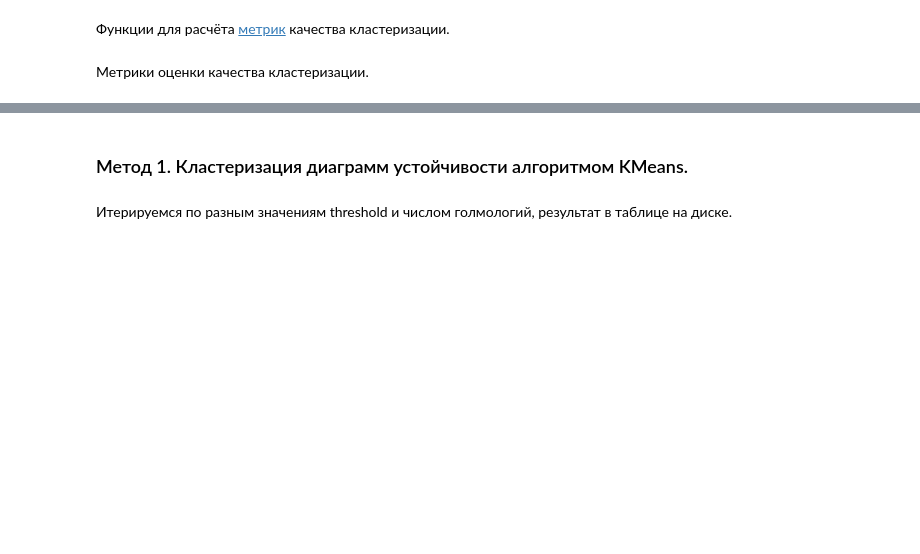
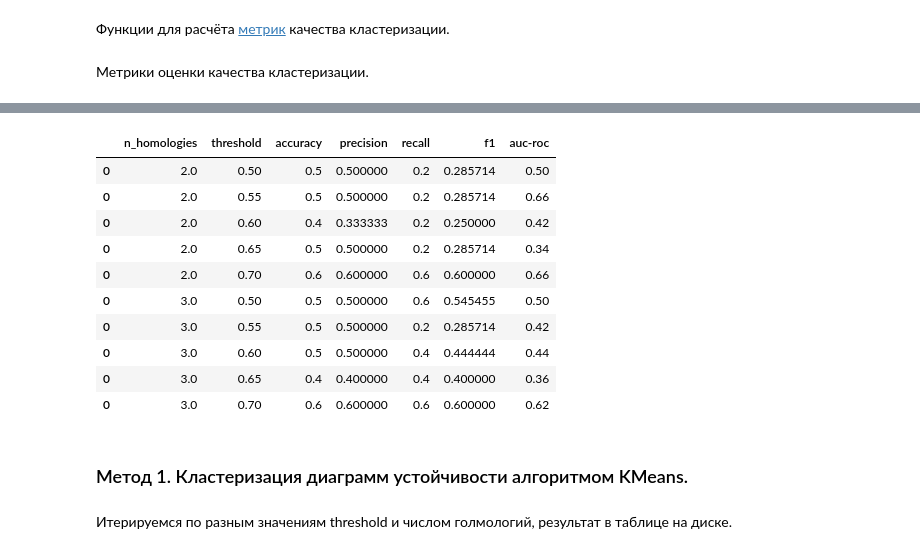
Before and after one commit to sofia-nelipovich/tda, a Jupyter notebook: main.ipynb, the cells around one changed output, grey strips where cells are left out. Saved outputs shown, nothing was run; the diff lists cells and outputs as text; code cells hidden in the pictures; blank space fills up the shorter version.

```diff
--- a/main.ipynb
+++ b/main.ipynb
@@ -427,3 +509,17 @@ def class_metrics(predictions, true_labels):
+# %%
+df
+# %% [output]
+|  | n_homologies | threshold | accuracy | precision | recall | f1 | auc-roc |
+| 0 | 2.0 | 0.50 | 0.5 | 0.500000 | 0.2 | 0.285714 | 0.50 |
+| 0 | 2.0 | 0.55 | 0.5 | 0.500000 | 0.2 | 0.285714 | 0.66 |
+| 0 | 2.0 | 0.60 | 0.4 | 0.333333 | 0.2 | 0.250000 | 0.42 |
+| 0 | 2.0 | 0.65 | 0.5 | 0.500000 | 0.2 | 0.285714 | 0.34 |
+| 0 | 2.0 | 0.70 | 0.6 | 0.600000 | 0.6 | 0.600000 | 0.66 |
+| 0 | 3.0 | 0.50 | 0.5 | 0.500000 | 0.6 | 0.545455 | 0.50 |
+| 0 | 3.0 | 0.55 | 0.5 | 0.500000 | 0.2 | 0.285714 | 0.42 |
+| 0 | 3.0 | 0.60 | 0.5 | 0.500000 | 0.4 | 0.444444 | 0.44 |
+| 0 | 3.0 | 0.65 | 0.4 | 0.400000 | 0.4 | 0.400000 | 0.36 |
+| 0 | 3.0 | 0.70 | 0.6 | 0.600000 | 0.6 | 0.600000 | 0.62 |
 # %% [markdown]
 ### Метод 1. Кластеризация диаграмм устойчивости алгоритмом KMeans.
 # %% [markdown]
```
Also changed, not shown: parts of 22 cells of this notebook.
